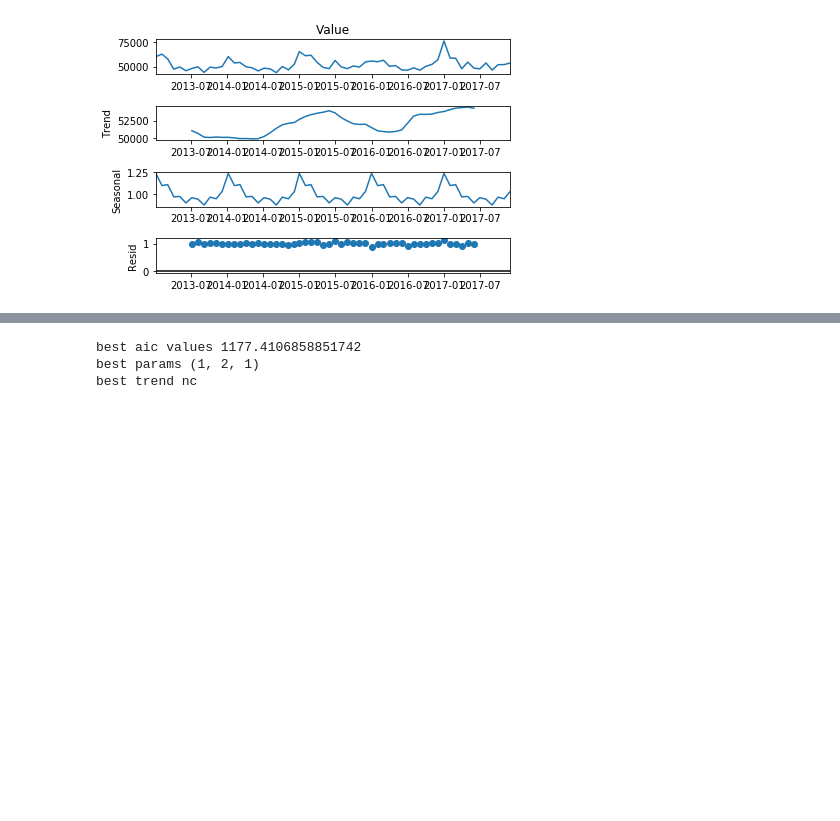
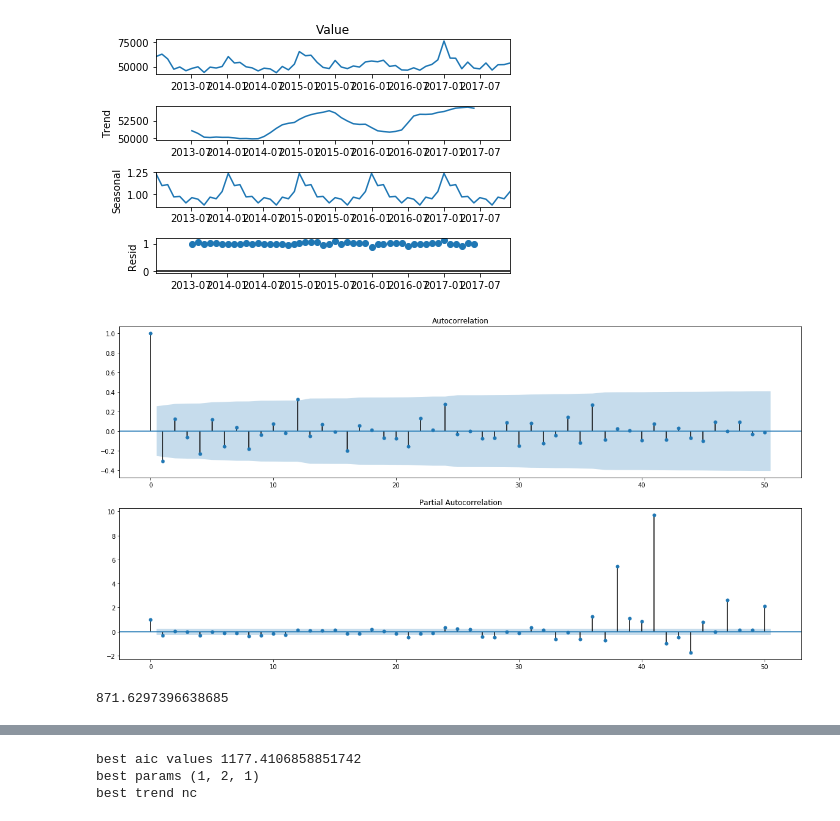
Before and after one commit to janrth/covid19_mortality, a Jupyter notebook: cvd19_mortality.ipynb, the cells around one changed output, grey strips where cells are left out. Cells and saved outputs as stored; diff of their text form; code cells hidden in the pictures; blank space fills up the shorter version.

```diff
--- a/cvd19_mortality.ipynb
+++ b/cvd19_mortality.ipynb
@@ -236,3 +242,11 @@ result.plot()
 # %% [output]
 [figure]
 [figure]
+# %%
+#Check Auto Correlation  and Partial Correlation
+fig,ax = plt.subplots(2,1,figsize=(20,10))
+fig = sm.graphics.tsa.plot_acf(series_time.diff().dropna(), lags=50, ax=ax[0])
+fig = sm.graphics.tsa.plot_pacf(series_time.diff().dropna(), lags=50, ax=ax[1])
+plt.show()
+# %% [output]
+[figure, added]
@@ -238,0 +259,14 @@ result.plot()
+# %%
+#SARIMA:
+mod = sm.tsa.statespace.SARIMAX(#train,
+                                series_time.Value,
+                                order=(3, 1, 4),
+                                #seasonal_order=(1, 1, 1, 6),
+                                seasonal_order=(1, 1, 1, 6),
+                                #trend = 'ct',
+                                enforce_stationarity=False,
+                                enforce_invertibility=False)
+results = mod.fit()
+print(results.aic)
+# %% [output]
+871.6297396638685
```
Also changed, not shown: parts of 14 cells of this notebook.
